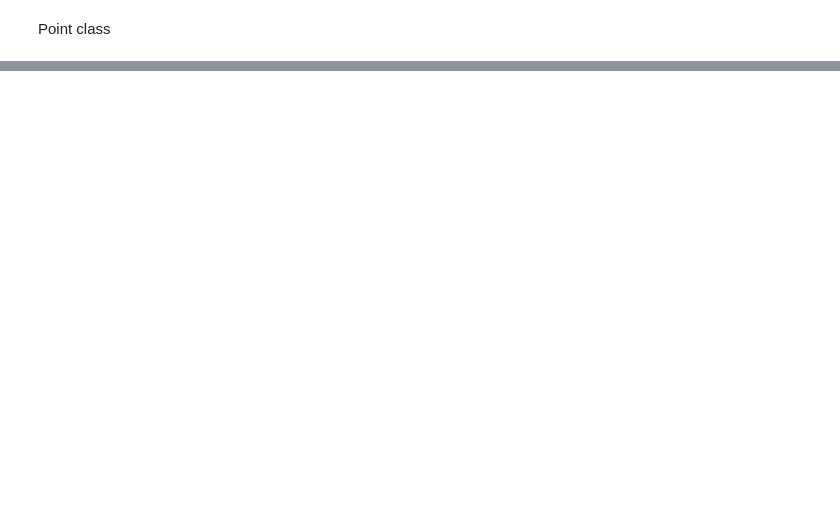
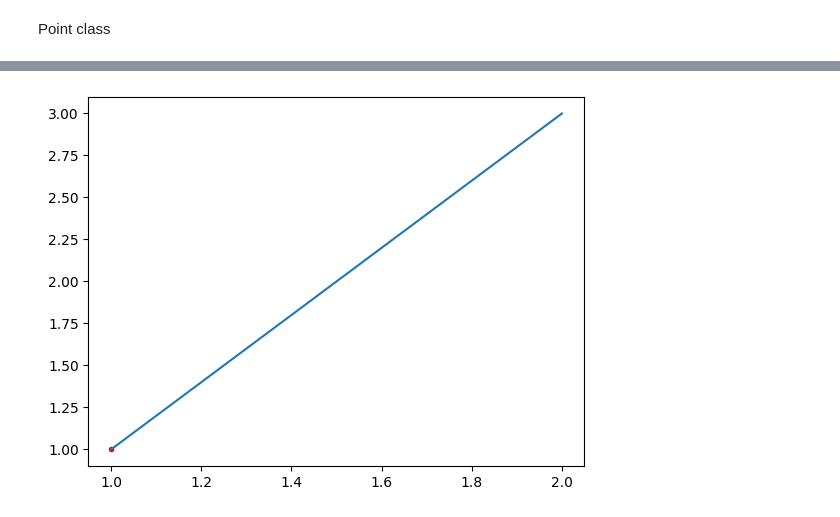
Before and after one commit to csillagu/FVM-Solver, a Jupyter notebook: investigation/geometry_inv.ipynb, the cells around one changed output, grey strips where cells are left out. Cells and saved outputs as stored; diff of their text form; code cells hidden in the pictures; blank space fills up the shorter version.

```diff
--- a/investigation/geometry_inv.ipynb
+++ b/investigation/geometry_inv.ipynb
@@ -20,0 +16,14 @@ p = geo.Point(1,1)
+# %%
+import matplotlib.pyplot as plt
+import fluid_fvm.geometry as geo
+p1 = geo.Point(1,1)
+p2 = geo.Point(2,3)
+
+l=geo.Line(p1, p2)
+
+
+fig, ax = plt.subplots()
+p1.plot(ax, "r.")
+l.plot(ax)
+# %% [output]
+[figure, added]
```
Also changed, not shown: parts of 4 cells of this notebook, 1 other file.
